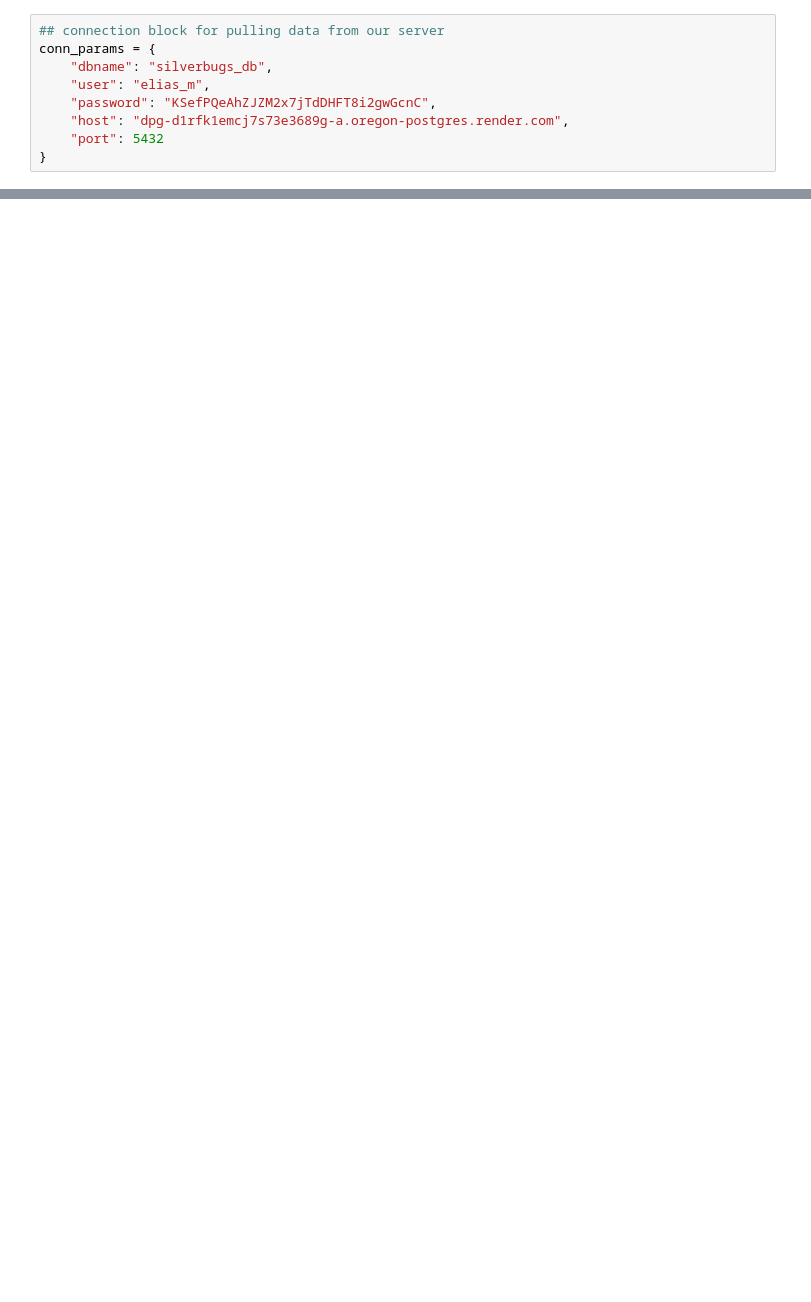
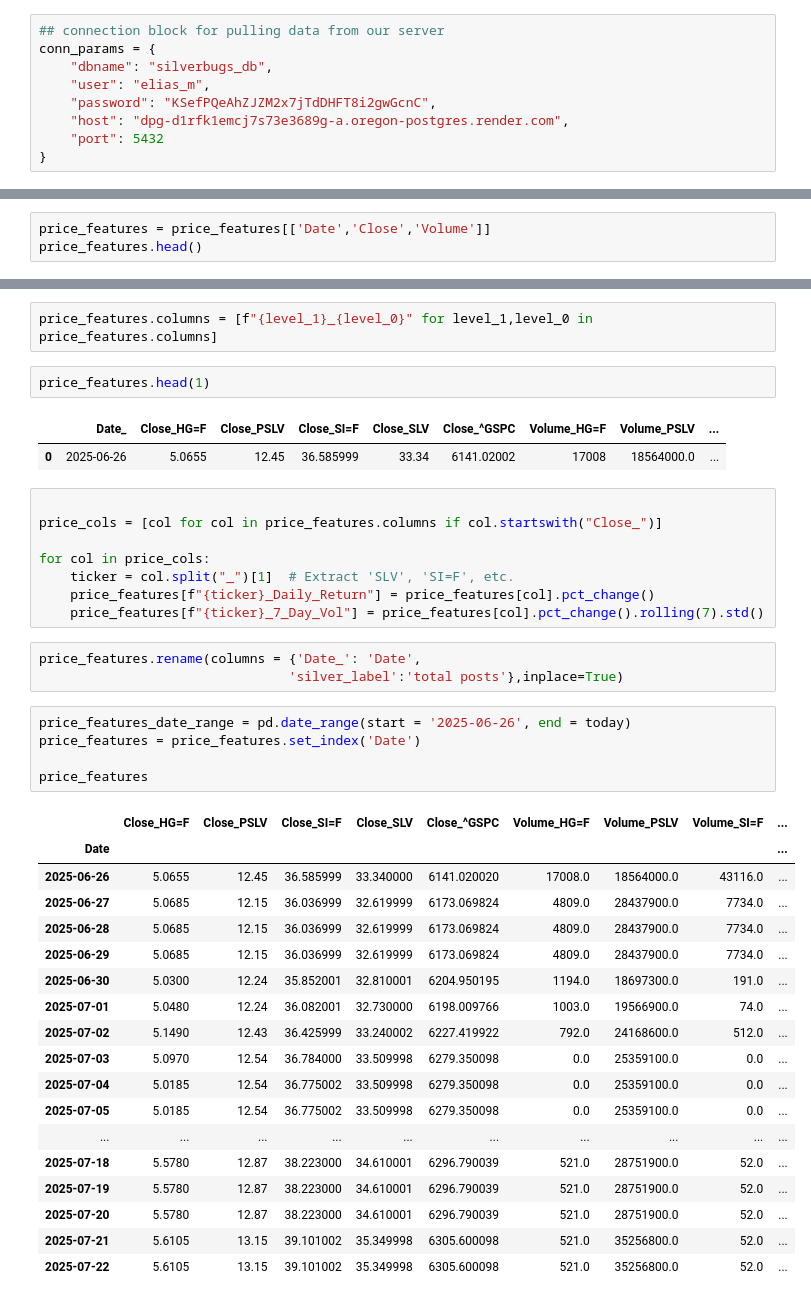
Before and after one commit to EliasOMacias/silverbugs, a Jupyter notebook: notebooks/post_data_prep.ipynb, the cells around one changed output, grey strips where cells are left out. Cells and saved outputs as stored; diff of their text form; blank space fills up the shorter version.

```diff
--- a/notebooks/post_data_prep.ipynb
+++ b/notebooks/post_data_prep.ipynb
@@ -121,0 +153,3 @@ df
+# %%
+price_features = price_features[['Date','Close','Volume']]
+price_features.head()
@@ -121,0 +164,42 @@ df
+# %%
+price_features.columns = [f"{level_1}_{level_0}" for level_1,level_0 in price_features.columns]
+# %%
+price_features.head(1)
+# %% [output]
+|  | Date_ | Close_HG=F | Close_PSLV | Close_SI=F | Close_SLV | Close_^GSPC | Volume_HG=F | Volume_PSLV | ... |
+| 0 | 2025-06-26 | 5.0655 | 12.45 | 36.585999 | 33.34 | 6141.02002 | 17008 | 18564000.0 | ... |
+# %%
+
+price_cols = [col for col in price_features.columns if col.startswith("Close_")]
+
+for col in price_cols:
+    ticker = col.split("_")[1]  # Extract 'SLV', 'SI=F', etc.
+    price_features[f"{ticker}_Daily_Return"] = price_features[col].pct_change()
+    price_features[f"{ticker}_7_Day_Vol"] = price_features[col].pct_change().rolling(7).std()
+# %%
+price_features.rename(columns = {'Date_': 'Date',
+                                'silver_label':'total posts'},inplace=True)
+# %%
+price_features_date_range = pd.date_range(start = '2025-06-26', end = today)
+price_features = price_features.set_index('Date')
+
+price_features
+# %% [output]
+|  | Close_HG=F | Close_PSLV | Close_SI=F | Close_SLV | Close_^GSPC | Volume_HG=F | Volume_PSLV | Volume_SI=F | ... |
+| Date |  |  |  |  |  |  |  |  | ... |
+| 2025-06-26 | 5.0655 | 12.45 | 36.585999 | 33.340000 | 6141.020020 | 17008.0 | 18564000.0 | 43116.0 | ... |
+| 2025-06-27 | 5.0685 | 12.15 | 36.036999 | 32.619999 | 6173.069824 | 4809.0 | 28437900.0 | 7734.0 | ... |
+| 2025-06-28 | 5.0685 | 12.15 | 36.036999 | 32.619999 | 6173.069824 | 4809.0 | 28437900.0 | 7734.0 | ... |
+| 2025-06-29 | 5.0685 | 12.15 | 36.036999 | 32.619999 | 6173.069824 | 4809.0 | 28437900.0 | 7734.0 | ... |
+| 2025-06-30 | 5.0300 | 12.24 | 35.852001 | 32.810001 | 6204.950195 | 1194.0 | 18697300.0 | 191.0 | ... |
+| 2025-07-01 | 5.0480 | 12.24 | 36.082001 | 32.730000 | 6198.009766 | 1003.0 | 19566900.0 | 74.0 | ... |
+| 2025-07-02 | 5.1490 | 12.43 | 36.425999 | 33.240002 | 6227.419922 | 792.0 | 24168600.0 | 512.0 | ... |
+| 2025-07-03 | 5.0970 | 12.54 | 36.784000 | 33.509998 | 6279.350098 | 0.0 | 25359100.0 | 0.0 | ... |
+| 2025-07-04 | 5.0185 | 12.54 | 36.775002 | 33.509998 | 6279.350098 | 0.0 | 25359100.0 | 0.0 | ... |
+| 2025-07-05 | 5.0185 | 12.54 | 36.775002 | 33.509998 | 6279.350098 | 0.0 | 25359100.0 | 0.0 | ... |
+| ... | ... | ... | ... | ... | ... | ... | ... | ... | ... |
+| 2025-07-18 | 5.5780 | 12.87 | 38.223000 | 34.610001 | 6296.790039 | 521.0 | 28751900.0 | 52.0 | ... |
+| 2025-07-19 | 5.5780 | 12.87 | 38.223000 | 34.610001 | 6296.790039 | 521.0 | 28751900.0 | 52.0 | ... |
+| 2025-07-20 | 5.5780 | 12.87 | 38.223000 | 34.610001 | 6296.790039 | 521.0 | 28751900.0 | 52.0 | ... |
+| 2025-07-21 | 5.6105 | 13.15 | 39.101002 | 35.349998 | 6305.600098 | 521.0 | 35256800.0 | 52.0 | ... |
+| 2025-07-22 | 5.6105 | 13.15 | 39.101002 | 35.349998 | 6305.600098 | 521.0 | 35256800.0 | 52.0 | ... |
```
Also changed, not shown: parts of 36 cells of this notebook.
